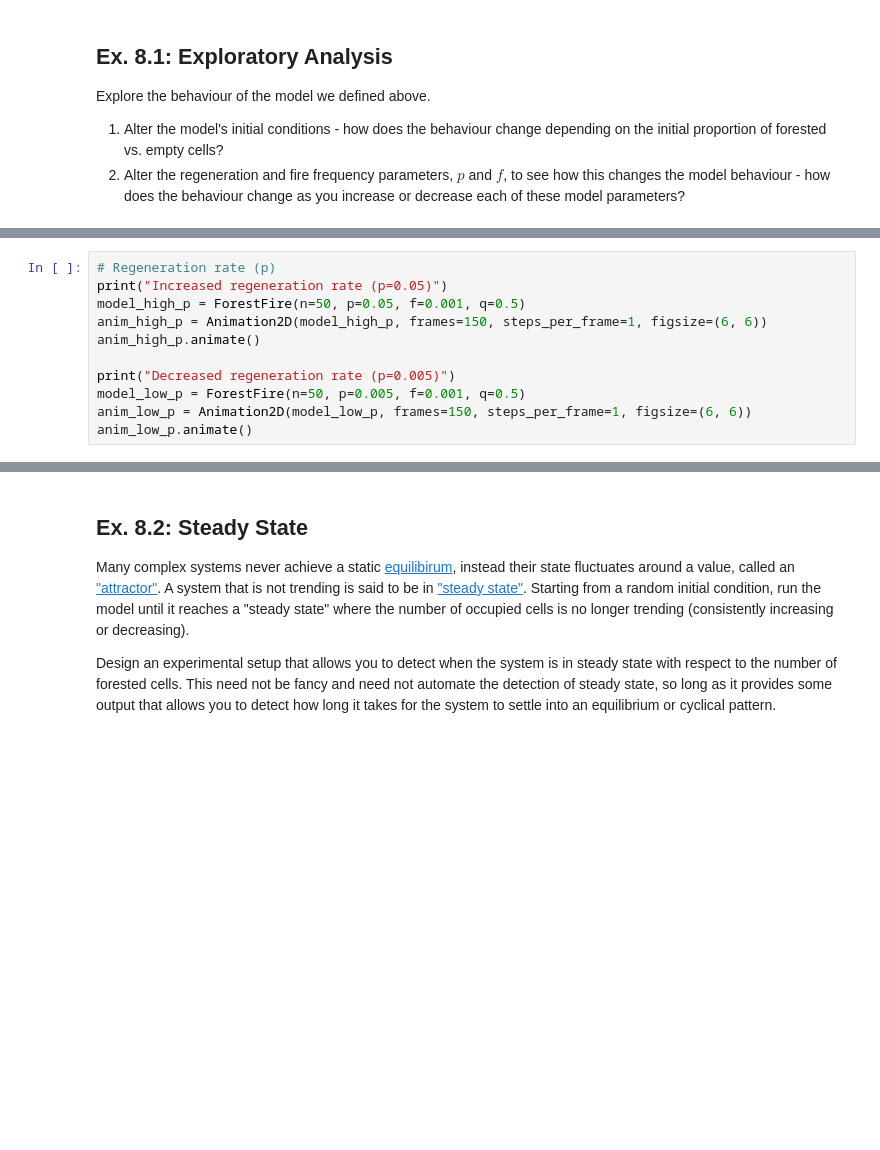
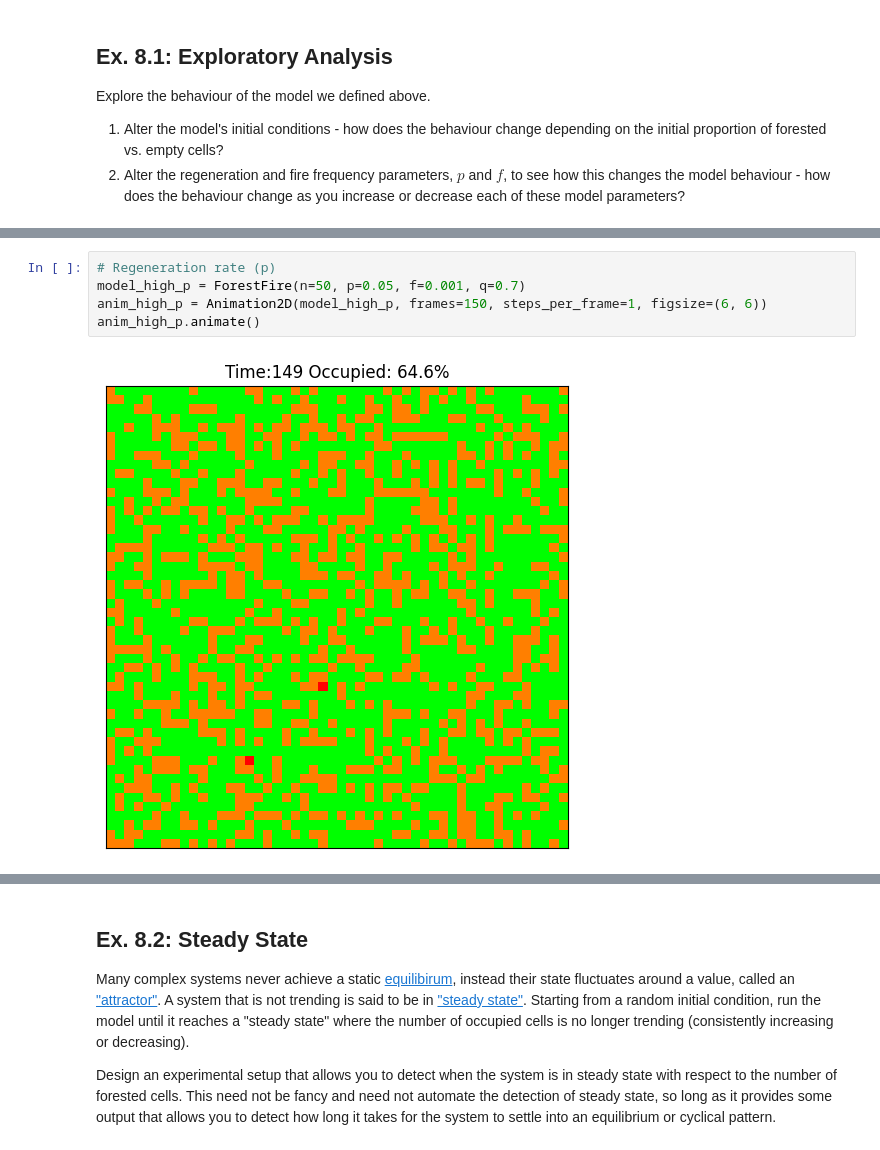
Before and after one commit to nikag2006/cap-comp215, a Jupyter notebook: labs/lab07-10-fire.ipynb, the cells around one changed output, grey strips where cells are left out. Saved outputs shown, nothing was run; the diff lists cells and outputs as text; blank space fills up the shorter version.

```diff
--- a/labs/lab07-10-fire.ipynb
+++ b/labs/lab07-10-fire.ipynb
@@ -277,11 +276,7 @@ anim_low_density.animate()
 # %%
 # Regeneration rate (p)
-print("Increased regeneration rate (p=0.05)")
-model_high_p = ForestFire(n=50, p=0.05, f=0.001, q=0.5)
+model_high_p = ForestFire(n=50, p=0.05, f=0.001, q=0.7)
 anim_high_p = Animation2D(model_high_p, frames=150, steps_per_frame=1, figsize=(6, 6))
 anim_high_p.animate()
-
-print("Decreased regeneration rate (p=0.005)")
-model_low_p = ForestFire(n=50, p=0.005, f=0.001, q=0.5)
-anim_low_p = Animation2D(model_low_p, frames=150, steps_per_frame=1, figsize=(6, 6))
-anim_low_p.animate()
+# %% [output]
+[figure, added]
```
Also changed, not shown: parts of 5 cells of this notebook.
